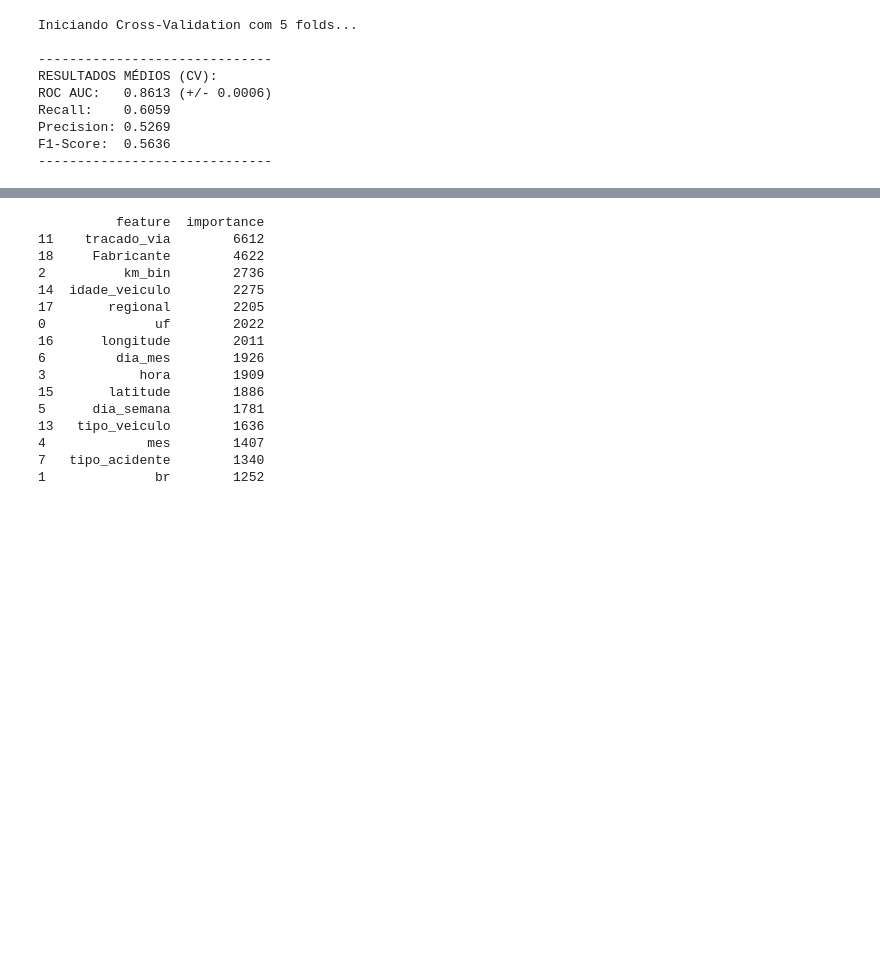
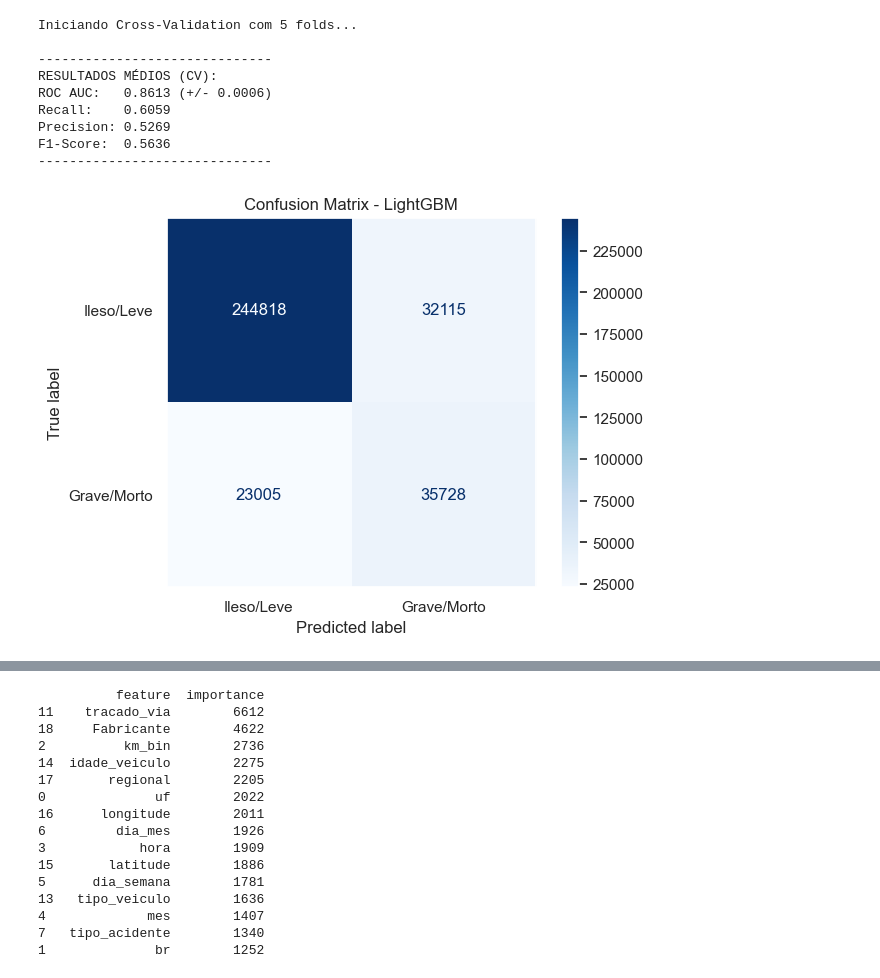
Before and after one commit to FauseSkyWalker/ML-Transportes, a Jupyter notebook: PBIC/EtapaML/Final/z5 copy.ipynb, the cells around one changed output, grey strips where cells are left out. Saved outputs shown, nothing was run; the diff lists cells and outputs as text; code cells hidden in the pictures; blank space fills up the shorter version.

```diff
--- a/PBIC/EtapaML/Final/z5 copy.ipynb
+++ b/PBIC/EtapaML/Final/z5 copy.ipynb
@@ -272,3 +330,16 @@ Recall:    0.6059
 Precision: 0.5269
 F1-Score:  0.5636
 ------------------------------
+# %%
+from sklearn.metrics import confusion_matrix, ConfusionMatrixDisplay
+import matplotlib.pyplot as plt
+
+# Utilizando o y_test e pred do seu modelo treinado
+cm = confusion_matrix(y_test, pred)
+disp = ConfusionMatrixDisplay(confusion_matrix=cm, display_labels=['Ileso/Leve', 'Grave/Morto'])
+disp.plot(cmap='Blues', values_format='d')
+plt.title('Confusion Matrix - LightGBM')
+plt.grid(False) # Evita sobreposição de grades
+plt.show()
+# %% [output]
+[figure, added]
```
Also changed, not shown: parts of 17 cells of this notebook, 29 other files.
